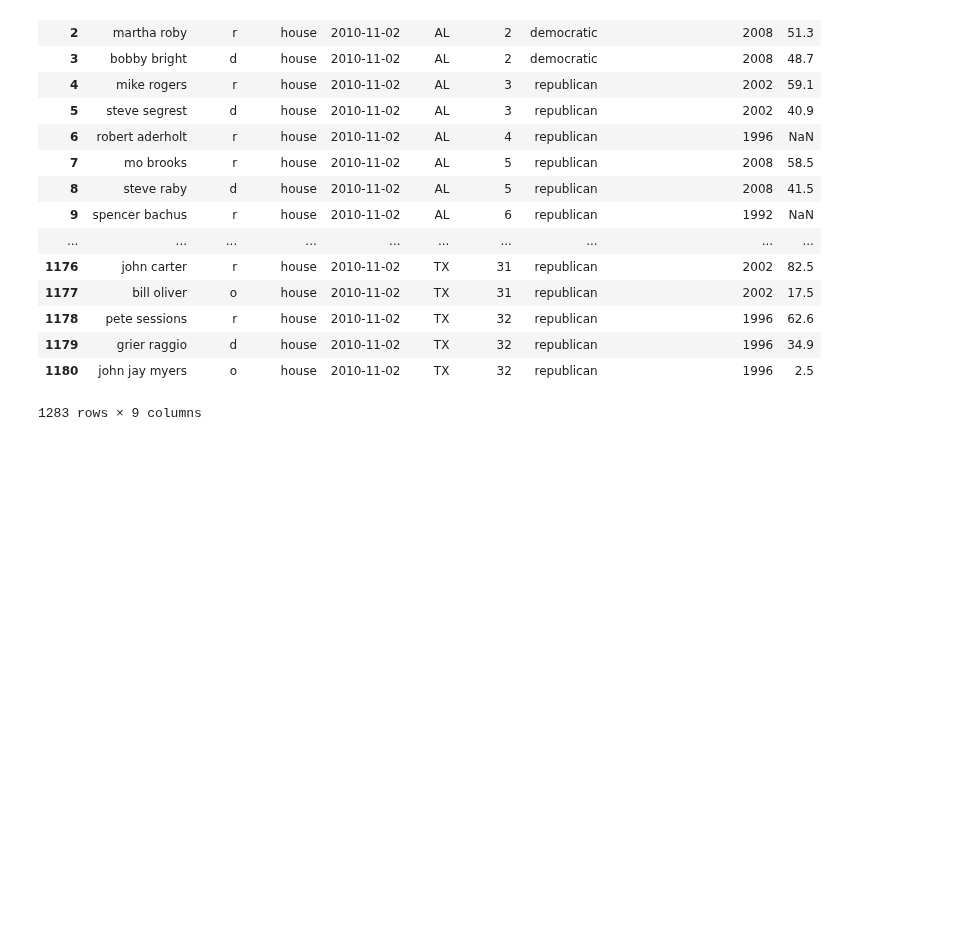
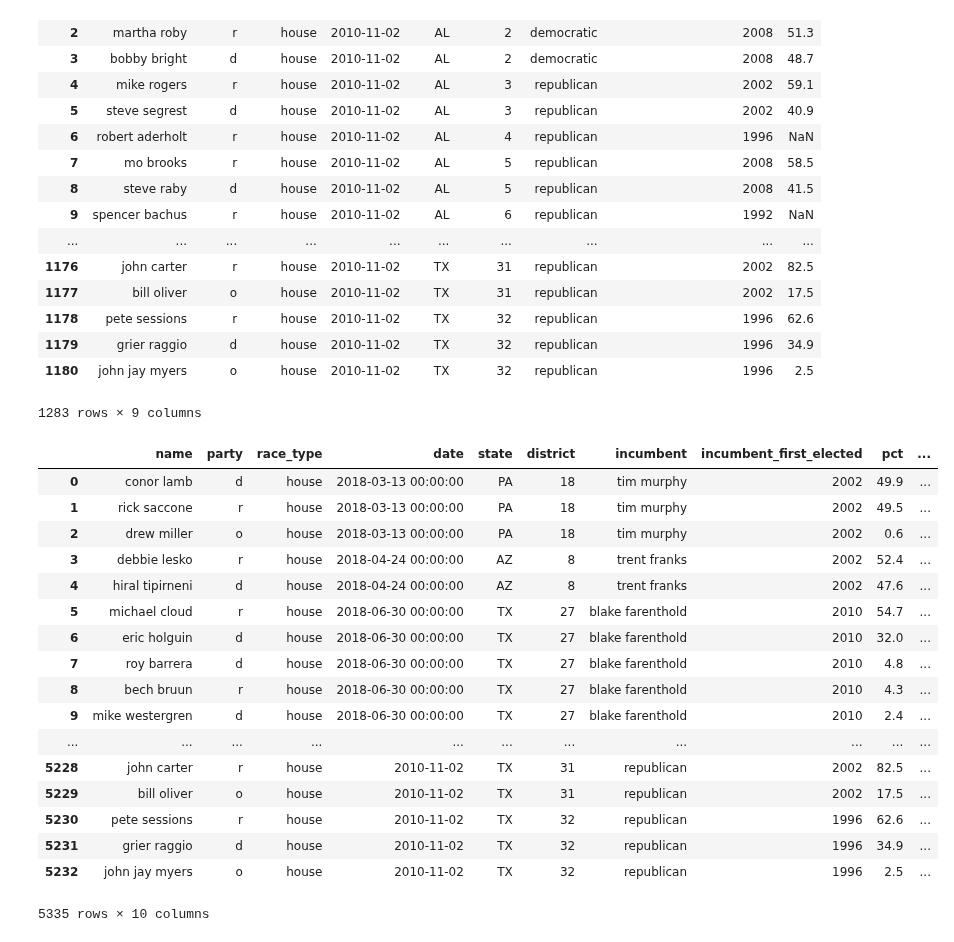
Before and after one commit to Nlorio/election-forecast, a Jupyter notebook: notebooks/1-preprocessing/new_scrape_house.ipynb, the cells around one changed output. Cells and saved outputs as stored; diff of their text form; code cells hidden in the pictures; blank space fills up the shorter version.

```diff
--- a/notebooks/1-preprocessing/new_scrape_house.ipynb
+++ b/notebooks/1-preprocessing/new_scrape_house.ipynb
@@ -806,4 +806,25 @@ house_2010
 # %%
 house = pd.concat([house_2018, house_2016, house_2014, house_2012, house_2010],
                  ignore_index=True)
-house['winner'] = house['name'] == house['incu']
+house['winner'] = house['name'] == house['incumbent']
+# %%
+house
+# %% [output]
+|  | name | party | race_type | date | state | district | incumbent | incumbent_first_elected | pct | ... |
+| 0 | conor lamb | d | house | 2018-03-13 00:00:00 | PA | 18 | tim murphy | 2002 | 49.9 | ... |
+| 1 | rick saccone | r | house | 2018-03-13 00:00:00 | PA | 18 | tim murphy | 2002 | 49.5 | ... |
+| 2 | drew miller | o | house | 2018-03-13 00:00:00 | PA | 18 | tim murphy | 2002 | 0.6 | ... |
+| 3 | debbie lesko | r | house | 2018-04-24 00:00:00 | AZ | 8 | trent franks | 2002 | 52.4 | ... |
+| 4 | hiral tipirneni | d | house | 2018-04-24 00:00:00 | AZ | 8 | trent franks | 2002 | 47.6 | ... |
+| 5 | michael cloud | r | house | 2018-06-30 00:00:00 | TX | 27 | blake farenthold | 2010 | 54.7 | ... |
+| 6 | eric holguin | d | house | 2018-06-30 00:00:00 | TX | 27 | blake farenthold | 2010 | 32.0 | ... |
+| 7 | roy barrera | d | house | 2018-06-30 00:00:00 | TX | 27 | blake farenthold | 2010 | 4.8 | ... |
+| 8 | bech bruun | r | house | 2018-06-30 00:00:00 | TX | 27 | blake farenthold | 2010 | 4.3 | ... |
+| 9 | mike westergren | d | house | 2018-06-30 00:00:00 | TX | 27 | blake farenthold | 2010 | 2.4 | ... |
+| ... | ... | ... | ... | ... | ... | ... | ... | ... | ... | ... |
+| 5228 | john carter | r | house | 2010-11-02 | TX | 31 | republican | 2002 | 82.5 | ... |
+| 5229 | bill oliver | o | house | 2010-11-02 | TX | 31 | republican | 2002 | 17.5 | ... |
+| 5230 | pete sessions | r | house | 2010-11-02 | TX | 32 | republican | 1996 | 62.6 | ... |
+| 5231 | grier raggio | d | house | 2010-11-02 | TX | 32 | republican | 1996 | 34.9 | ... |
+| 5232 | john jay myers | o | house | 2010-11-02 | TX | 32 | republican | 1996 | 2.5 | ... |
+5335 rows × 10 columns
```
Also changed, not shown: parts of 1 cell of this notebook, 1 other file.
